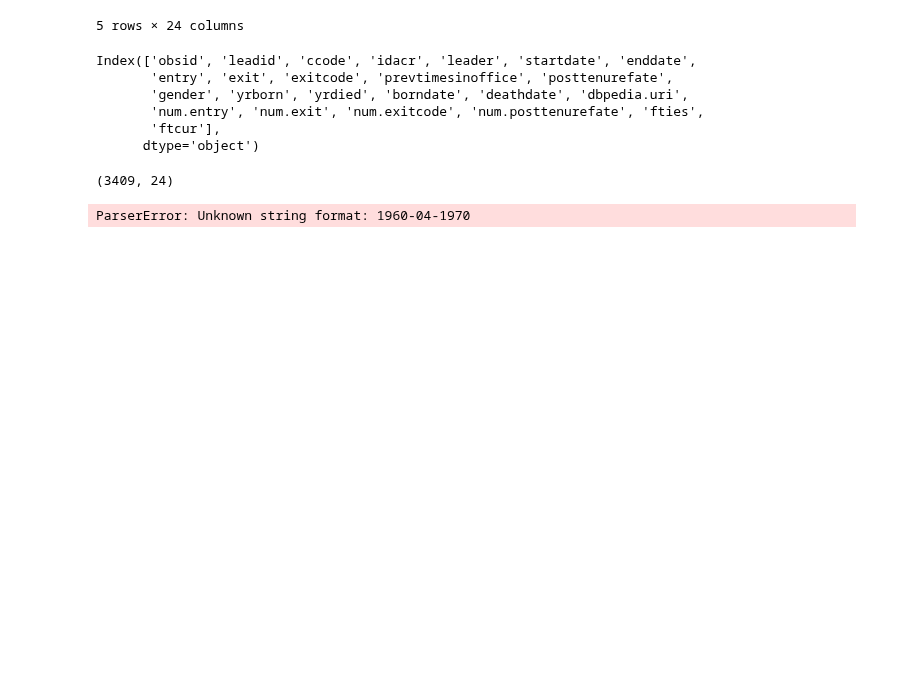
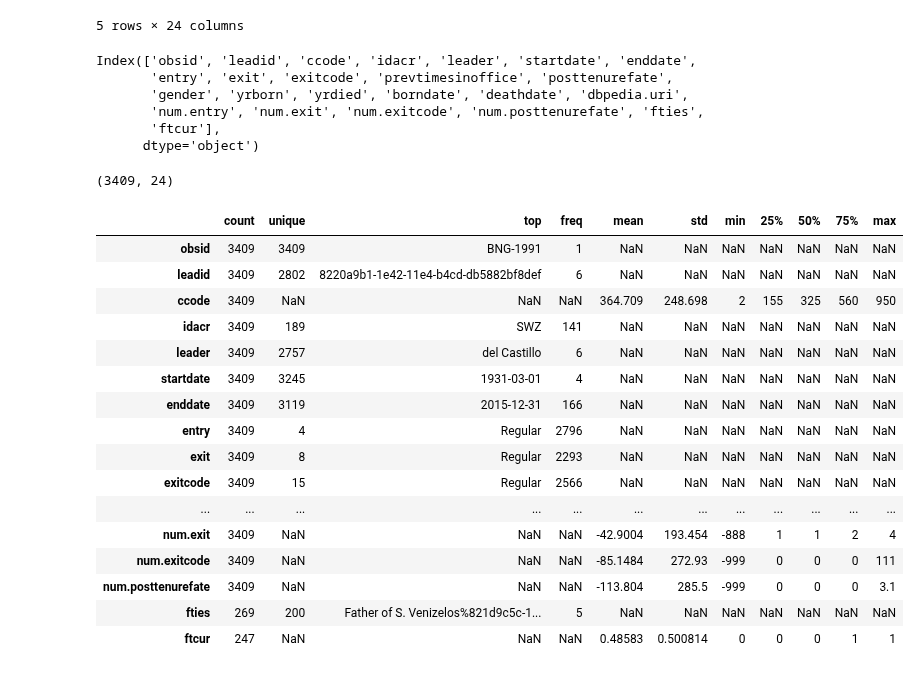
Before and after one commit to yuchild/erik_interviewqs, a Jupyter notebook: question_political_leaders.ipynb, the cells around one changed output. Cells and saved outputs as stored; diff of their text form; code cells hidden in the pictures; blank space fills up the shorter version.

```diff
--- a/question_political_leaders.ipynb
+++ b/question_political_leaders.ipynb
@@ -40,9 +40,23 @@ Index(['obsid', 'leadid', 'ccode', 'idacr', 'leader', 'startdate', 'enddate',
 df.shape
 # %% [output]
 (3409, 24)
-# %%
-df['borndate'] = pd.to_datetime(df['borndate'])
-df['deathdate'] = pd.to_datetime(df['deathdate'])
-df['life'] = df['borndate'] - df['deathdate']
-# %% [output]
-ParserError: Unknown string format: 1960-04-1970
+# %%
+df.describe(include = 'all').T
+# %% [output]
+|  | count | unique | top | freq | mean | std | min | 25% | 50% | 75% | max |
+| obsid | 3409 | 3409 | BNG-1991 | 1 | NaN | NaN | NaN | NaN | NaN | NaN | NaN |
+| leadid | 3409 | 2802 | 8220a9b1-1e42-11e4-b4cd-db5882bf8def | 6 | NaN | NaN | NaN | NaN | NaN | NaN | NaN |
+| ccode | 3409 | NaN | NaN | NaN | 364.709 | 248.698 | 2 | 155 | 325 | 560 | 950 |
+| idacr | 3409 | 189 | SWZ | 141 | NaN | NaN | NaN | NaN | NaN | NaN | NaN |
+| leader | 3409 | 2757 | del Castillo | 6 | NaN | NaN | NaN | NaN | NaN | NaN | NaN |
+| startdate | 3409 | 3245 | 1931-03-01 | 4 | NaN | NaN | NaN | NaN | NaN | NaN | NaN |
+| enddate | 3409 | 3119 | 2015-12-31 | 166 | NaN | NaN | NaN | NaN | NaN | NaN | NaN |
+| entry | 3409 | 4 | Regular | 2796 | NaN | NaN | NaN | NaN | NaN | NaN | NaN |
+| exit | 3409 | 8 | Regular | 2293 | NaN | NaN | NaN | NaN | NaN | NaN | NaN |
+| exitcode | 3409 | 15 | Regular | 2566 | NaN | NaN | NaN | NaN | NaN | NaN | NaN |
+| ... | ... | ... | ... | ... | ... | ... | ... | ... | ... | ... | ... |
+| num.exit | 3409 | NaN | NaN | NaN | -42.9004 | 193.454 | -888 | 1 | 1 | 2 | 4 |
+| num.exitcode | 3409 | NaN | NaN | NaN | -85.1484 | 272.93 | -999 | 0 | 0 | 0 | 111 |
+| num.posttenurefate | 3409 | NaN | NaN | NaN | -113.804 | 285.5 | -999 | 0 | 0 | 0 | 3.1 |
+| fties | 269 | 200 | Father of S. Venizelos%821d9c5c-1... | 5 | NaN | NaN | NaN | NaN | NaN | NaN | NaN |
+| ftcur | 247 | NaN | NaN | NaN | 0.48583 | 0.500814 | 0 | 0 | 0 | 1 | 1 |
```
Also changed, not shown: parts of 8 cells of this notebook.
